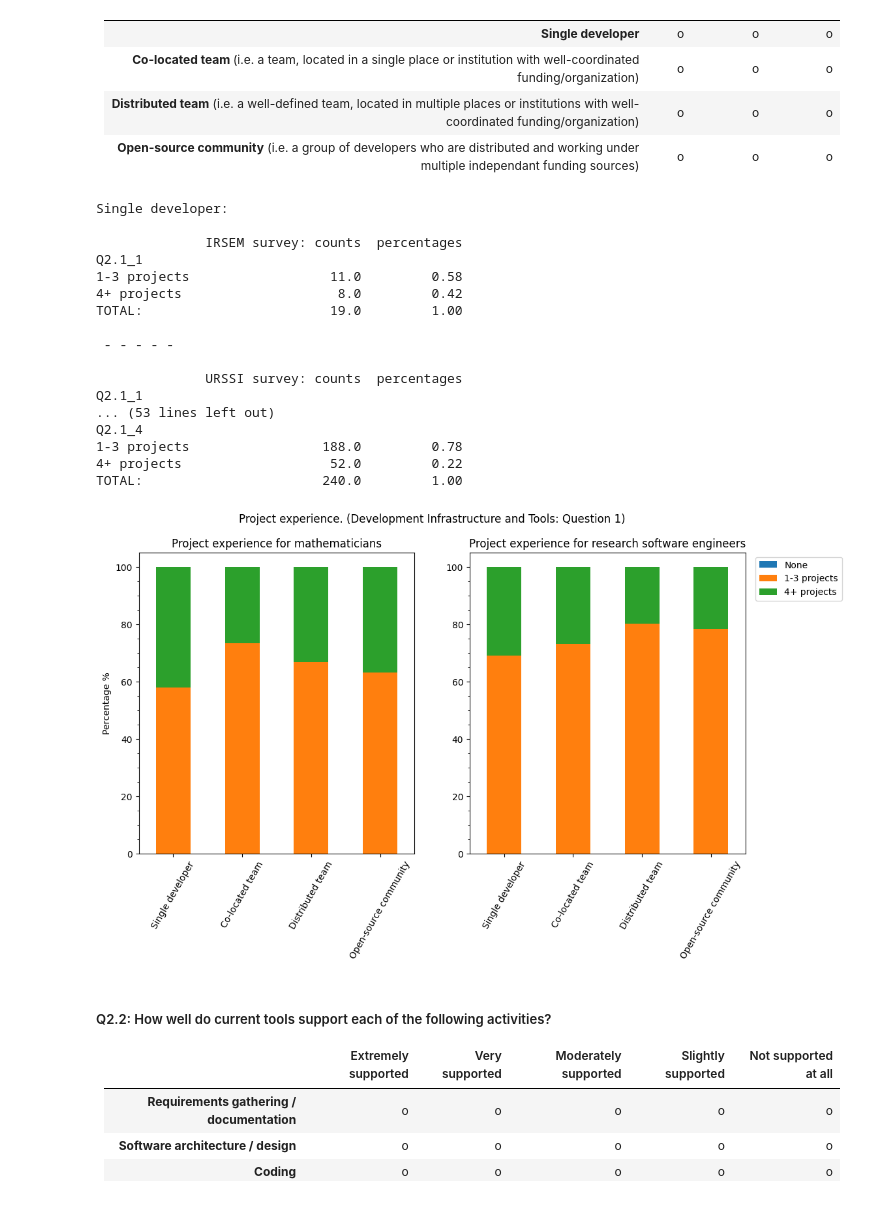
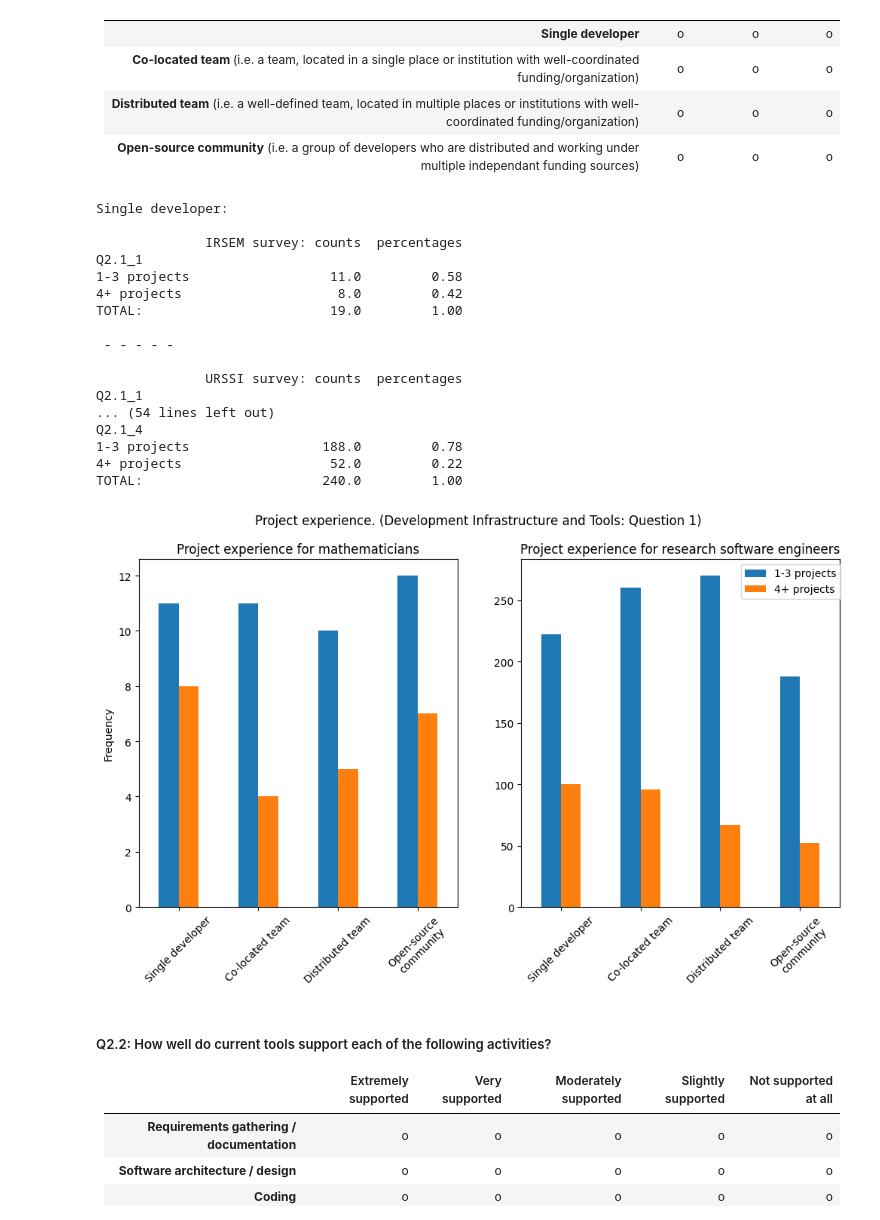
Before and after one commit to Not-Abram/Survey-for-Improving-Research-Software-Engineering-in-Mathematics, a Jupyter notebook: notebooks/surveydatacomparison.ipynb, the cells around one changed output. Saved outputs shown, nothing was run; the diff lists cells and outputs as text; code cells hidden in the pictures.

```diff
--- a/notebooks/surveydatacomparison.ipynb
+++ b/notebooks/surveydatacomparison.ipynb
@@ -59,7 +59,7 @@ def print_question(questionID="Q0.1", survey = 0, percentages = True, totals = T
         print (df)
 
 # text function: print a set of questions (aka a Likert Matrix)
-def print_question_set(question = "", statements = [], survey = 0, percentages = True, totals = True, multiselect = True):
+def print_question_set(question = "", statements = [], survey = 0, percentages = True, totals = True, multiselect = False):
     div = "___________________"
     for i, statement in enumerate(statements):
         print(statement + ":\n")
@@ -191,7 +191,7 @@ def graph_question(questionID = "Q0.1",
     ax1.set_ylabel('Percentage %') if percentage else ax1.set_ylabel('Frequency')
     ax1.tick_params('x',labelrotation=labelrotation)
     if (percentage): ax1.set_yticks(np.arange(0, 100.1, 5), minor=True)
-    #ax1.get_legend().remove()
+    ax1.get_legend().remove()
 
     ax2 = df2.plot.bar(rot=0, ax=ax2, stacked = stacked)
     ax2.set_title(URSSIsubtitle)
@@ -719,38 +719,37 @@ The following questions are about software development infrastructure, tools, an
 # %%
 questionID = "Q2.1"
 title = 'Project experience. (Development Infrastructure and Tools: Question 1)'
 figtitle1 = 'Project experience for mathematicians'
 figtitle2 = 'Project experience for research software engineers'
 STATEMENTS = ["Single developer",
               "Co-located team",
               "Distributed team",
-              "Open-source community"]
-ANSWERS = ['None',
-           '1-3 projects',
+              "Open-source\ncommunity"]
+ANSWERS = ['1-3 projects',
            '4+ projects']
 
 # print raw data
 print_question_set(question=questionID, statements=STATEMENTS)
-graph_likert_matrix(questionID=questionID, title=title, IRSEMsubtitle=figtitle1, URSSIsubtitle=figtitle2, statements=STATEMENTS, answers=ANSWERS, labelrotation=60)
+graph_likert_matrix(questionID=questionID, title=title, IRSEMsubtitle=figtitle1, URSSIsubtitle=figtitle2, statements=STATEMENTS, answers=ANSWERS, labelrotation=45, percentage=False, stacked=False)
 # %% [output]
 Single developer:
 
               IRSEM survey: counts  percentages
 Q2.1_1
 1-3 projects                  11.0         0.58
 4+ projects                    8.0         0.42
 TOTAL:                        19.0         1.00
 
  - - - - -
 
               URSSI survey: counts  percentages
 Q2.1_1
-... (53 lines left out)
+... (54 lines left out)
 Q2.1_4
 1-3 projects                 188.0         0.78
 4+ projects                   52.0         0.22
 TOTAL:                       240.0         1.00
-[figure, old version]
+[figure, new version]
 # %% [markdown]
 ##### Q2.2: How well do current tools support each of the following activities?
 
```
Also changed, not shown: parts of 23 cells of this notebook, 1 other file.
